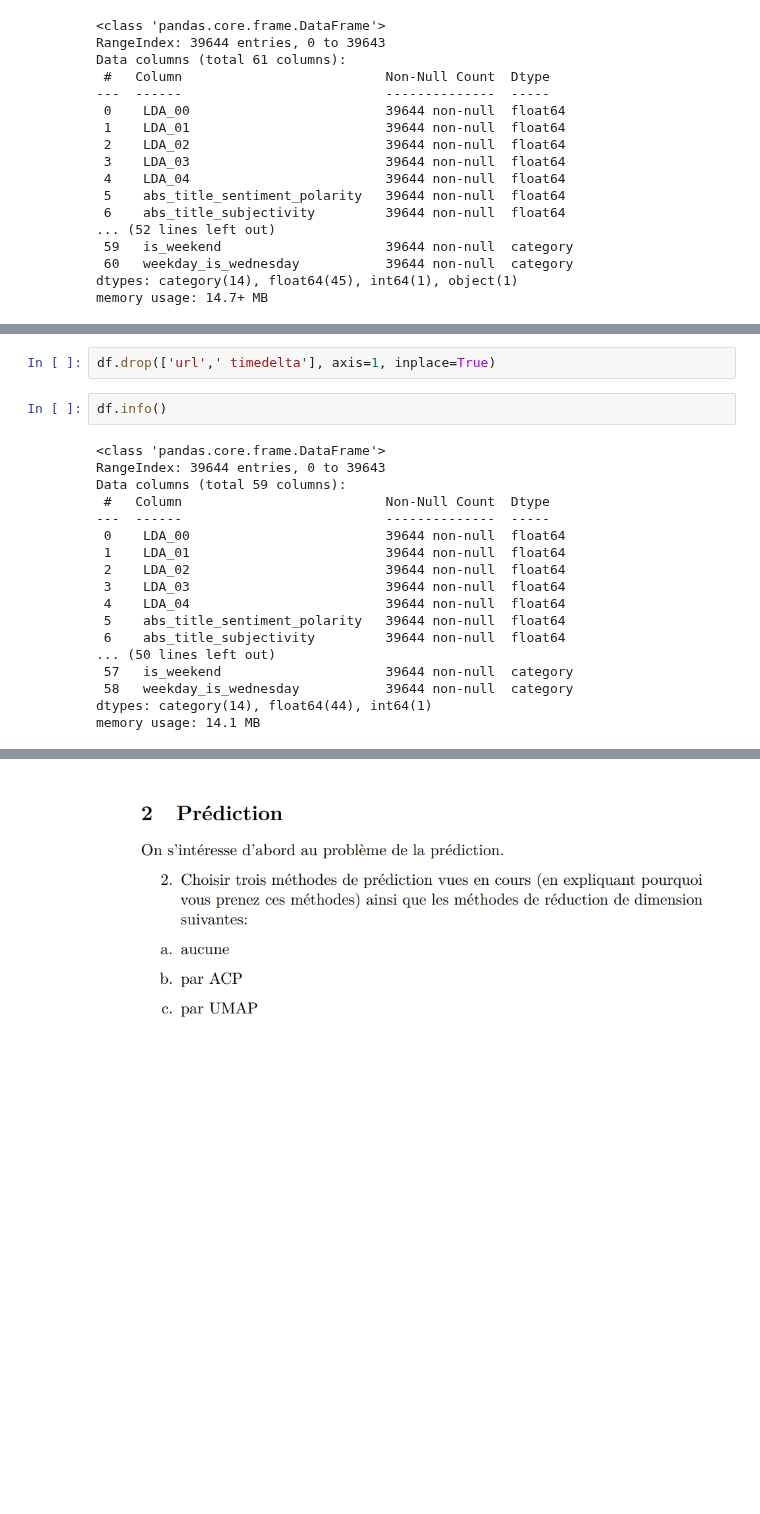
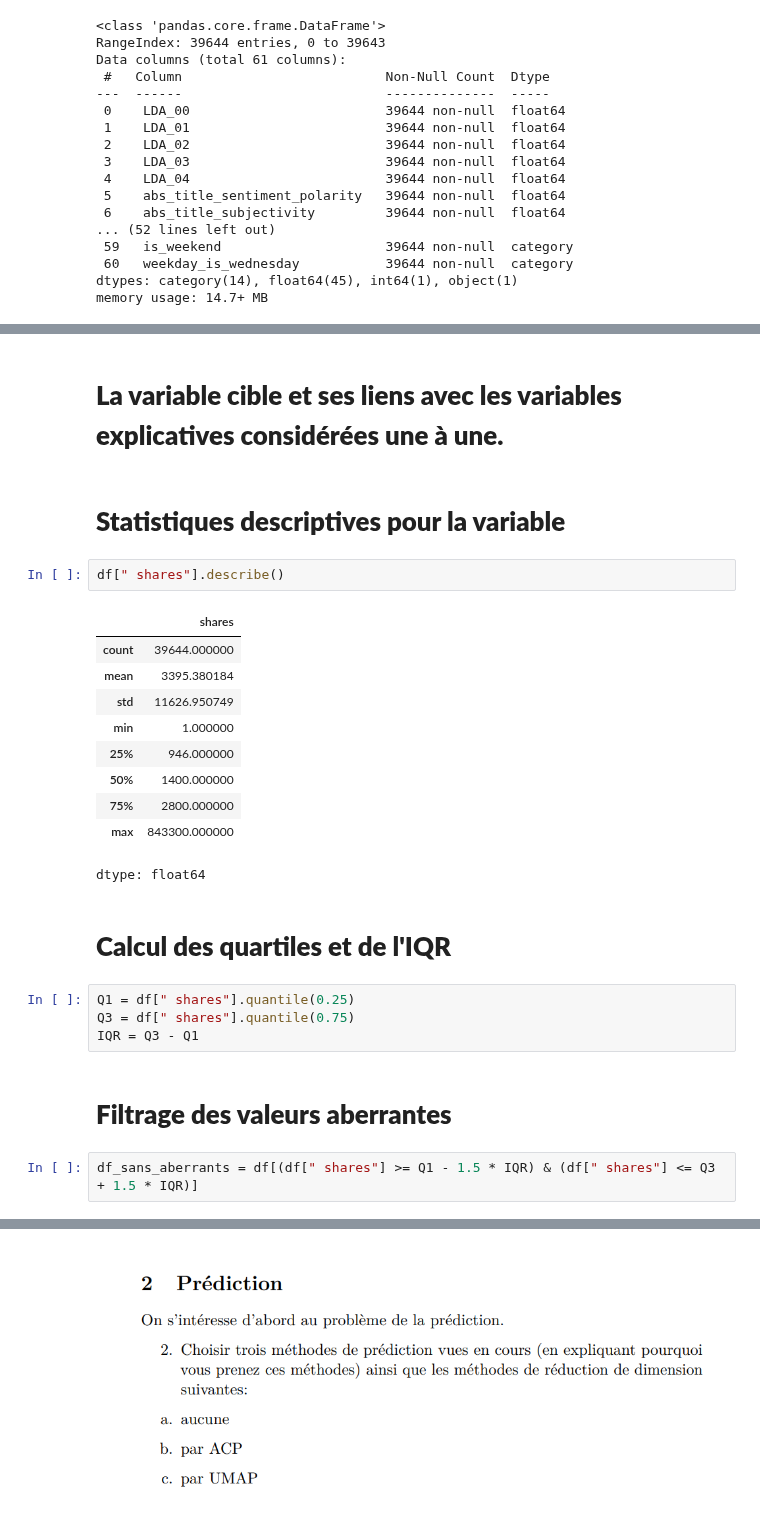
Before and after one commit to bigirimanainnocent12/Apprentissage_automatique, a Jupyter notebook: Apprentissage_Automatique.ipynb, the cells around one changed output, grey strips where cells are left out. Saved outputs shown, nothing was run; the diff lists cells and outputs as text; blank space fills up the shorter version.

```diff
--- a/Apprentissage_Automatique.ipynb
+++ b/Apprentissage_Automatique.ipynb
@@ -120,22 +98,27 @@ plt.show()
-# %%
-df.drop(['url',' timedelta'], axis=1, inplace=True)
-# %%
-df.info()
-# %% [output]
-<class 'pandas.core.frame.DataFrame'>
-RangeIndex: 39644 entries, 0 to 39643
-Data columns (total 59 columns):
- #   Column                          Non-Null Count  Dtype
----  ------                          --------------  -----
- 0    LDA_00                         39644 non-null  float64
- 1    LDA_01                         39644 non-null  float64
- 2    LDA_02                         39644 non-null  float64
- 3    LDA_03                         39644 non-null  float64
- 4    LDA_04                         39644 non-null  float64
- 5    abs_title_sentiment_polarity   39644 non-null  float64
- 6    abs_title_subjectivity         39644 non-null  float64
-... (50 lines left out)
- 57   is_weekend                     39644 non-null  category
- 58   weekday_is_wednesday           39644 non-null  category
-dtypes: category(14), float64(44), int64(1)
-memory usage: 14.1 MB
+# %% [markdown]
+# **La variable cible et ses liens avec les variables explicatives considérées une à une.**
+# %% [markdown]
+# **Statistiques descriptives pour la variable**
+# %%
+df[" shares"].describe()
+# %% [output]
+|  | shares |
+| count | 39644.000000 |
+| mean | 3395.380184 |
+| std | 11626.950749 |
+| min | 1.000000 |
+| 25% | 946.000000 |
+| 50% | 1400.000000 |
+| 75% | 2800.000000 |
+| max | 843300.000000 |
+dtype: float64
+# %% [markdown]
+# **Calcul des quartiles et de l'IQR**
+# %%
+Q1 = df[" shares"].quantile(0.25)
+Q3 = df[" shares"].quantile(0.75)
+IQR = Q3 - Q1
+# %% [markdown]
+# **Filtrage des valeurs aberrantes**
+# %%
+df_sans_aberrants = df[(df[" shares"] >= Q1 - 1.5 * IQR) & (df[" shares"] <= Q3 + 1.5 * IQR)]
```
Also changed, not shown: parts of 21 cells of this notebook.
